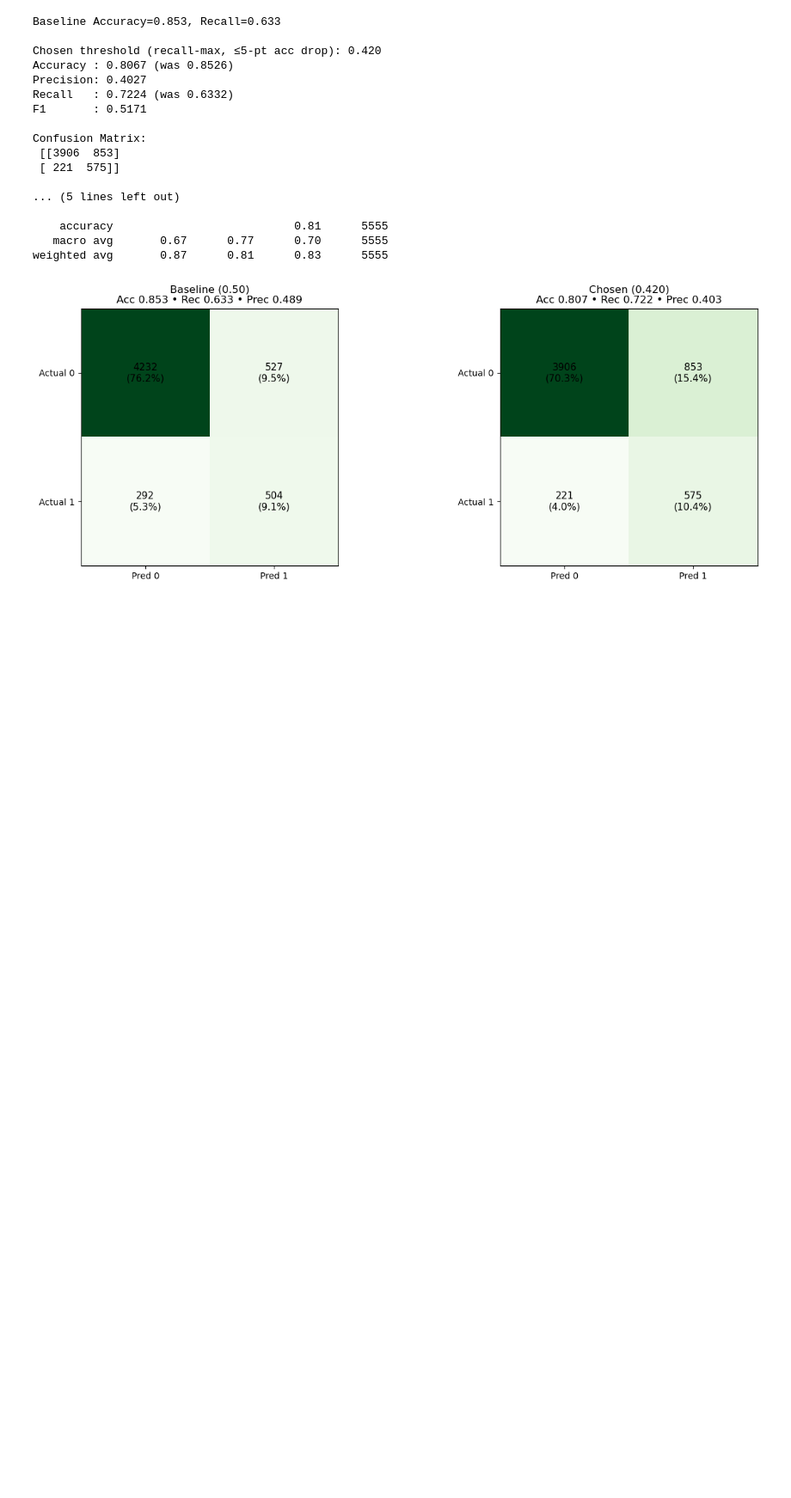
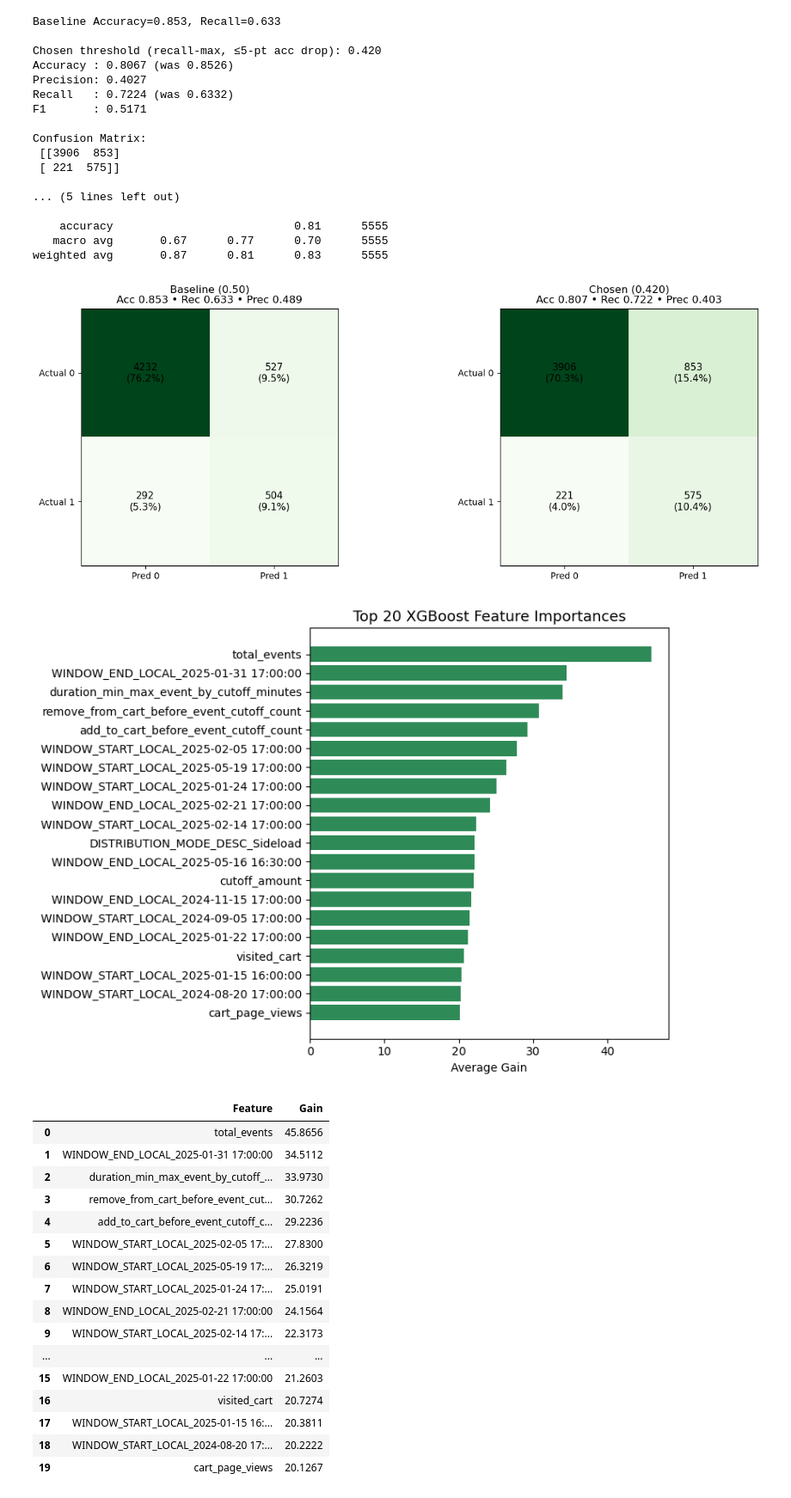
Before and after one commit to Hungagainagainagain/Swire-Cocacola-Capstone, a Jupyter notebook: modeling with new csv.ipynb, the cells around one changed output. Shown at 86% size. Drawn from its saved outputs; the diff is of its cells as text; code cells hidden in the pictures; blank space fills up the shorter version.

```diff
--- a/modeling with new csv.ipynb
+++ b/modeling with new csv.ipynb
@@ -23,7 +23,7 @@ import xgboost as xgb
 import matplotlib.pyplot as plt
 import seaborn as sns
 # %%
-data = pd.read_csv('modeling_data.csv')
+data = pd.read_csv('modeling_data1.csv')
 data.head()
 # %% [output]
 |  | Unnamed: 0 | CUSTOMER_ID | WINDOW_START_LOCAL | WINDOW_END_LOCAL | event_cutoff_by | SALES_OFFICE | ... |
@@ -231,3 +231,45 @@ Confusion Matrix:
    macro avg       0.67      0.77      0.70      5555
 weighted avg       0.87      0.81      0.83      5555
 [figure]
+# %%
+import pandas as pd
+import matplotlib.pyplot as plt
+
+# Get importance by gain (mean improvement when splitting on this feature)
+importance = bst.get_score(importance_type="gain")
+
+imp_df = (
+    pd.DataFrame(list(importance.items()), columns=["Feature", "Gain"])
+    .sort_values(by="Gain", ascending=False)
+    .reset_index(drop=True)
+)
+imp_df["Gain"] = imp_df["Gain"].round(4)
+
+plt.figure(figsize=(8,6))
+plt.barh(imp_df["Feature"].head(20), imp_df["Gain"].head(20), color="seagreen")
+plt.gca().invert_yaxis()
+plt.title("Top 20 XGBoost Feature Importances", fontsize=13)
+plt.xlabel("Average Gain")
+plt.tight_layout()
+plt.show()
+
+display(imp_df.head(20))
+# %% [output]
+[figure, added]
+|  | Feature | Gain |
+| 0 | total_events | 45.8656 |
+| 1 | WINDOW_END_LOCAL_2025-01-31 17:00:00 | 34.5112 |
+| 2 | duration_min_max_event_by_cutoff_... | 33.9730 |
+| 3 | remove_from_cart_before_event_cut... | 30.7262 |
+| 4 | add_to_cart_before_event_cutoff_c... | 29.2236 |
+| 5 | WINDOW_START_LOCAL_2025-02-05 17:... | 27.8300 |
+| 6 | WINDOW_START_LOCAL_2025-05-19 17:... | 26.3219 |
+| 7 | WINDOW_START_LOCAL_2025-01-24 17:... | 25.0191 |
+| 8 | WINDOW_END_LOCAL_2025-02-21 17:00:00 | 24.1564 |
+| 9 | WINDOW_START_LOCAL_2025-02-14 17:... | 22.3173 |
+| ... | ... | ... |
+| 15 | WINDOW_END_LOCAL_2025-01-22 17:00:00 | 21.2603 |
+| 16 | visited_cart | 20.7274 |
+| 17 | WINDOW_START_LOCAL_2025-01-15 16:... | 20.3811 |
+| 18 | WINDOW_START_LOCAL_2024-08-20 17:... | 20.2222 |
+| 19 | cart_page_views | 20.1267 |
```
Also changed, not shown: parts of 4 cells of this notebook, 1 other file.
